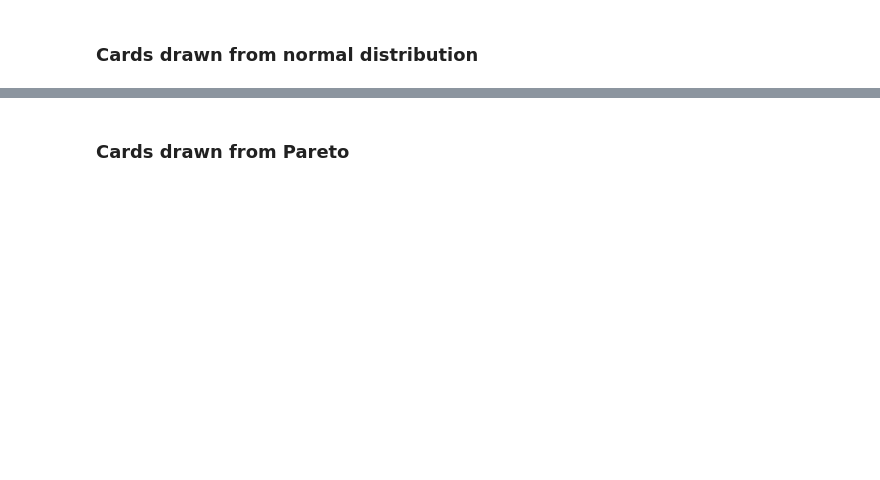
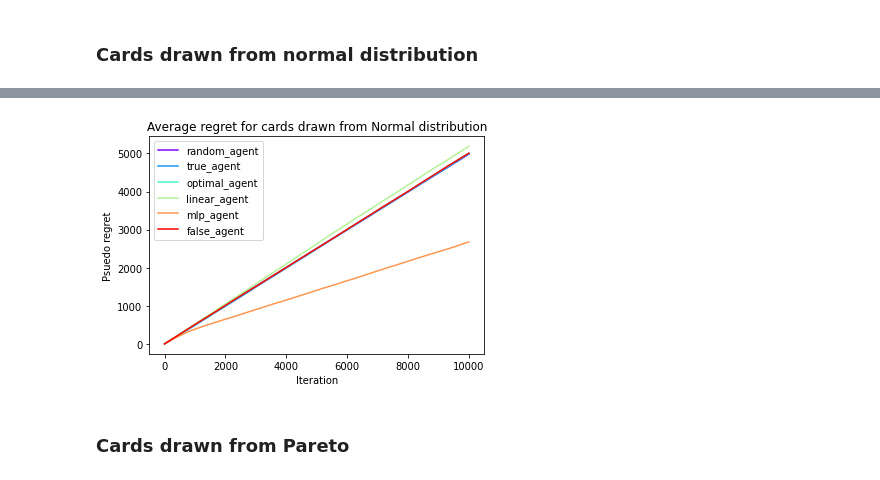
Before and after one commit to myazdani/number-guessing, a Jupyter notebook: number_guessing_learner.ipynb, the cells around one changed output, grey strips where cells are left out. Drawn from its saved outputs; the diff is of its cells as text; code cells hidden in the pictures; blank space fills up the shorter version.

```diff
--- a/number_guessing_learner.ipynb
+++ b/number_guessing_learner.ipynb
@@ -296,3 +376,8 @@ plt.legend()
+# %%
+plot_avg_agent_rewards(results)
+plt.title("Average regret for cards drawn from Normal distribution");
+# %% [output]
+[figure, added]
 # %% [markdown]
 ### Cards drawn from Pareto
 # %%
```
Also changed, not shown: parts of 23 cells of this notebook.
